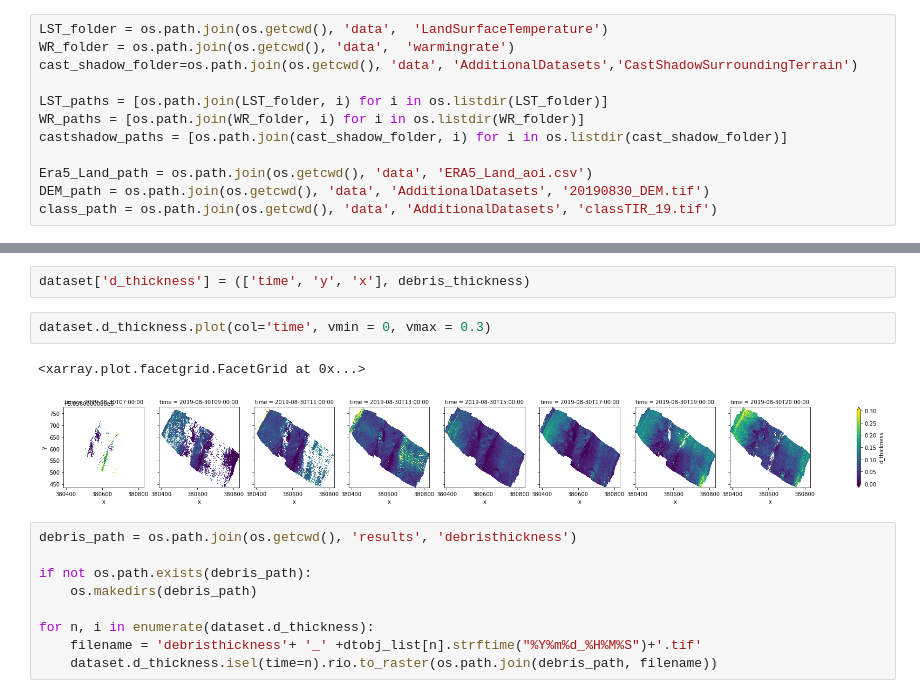
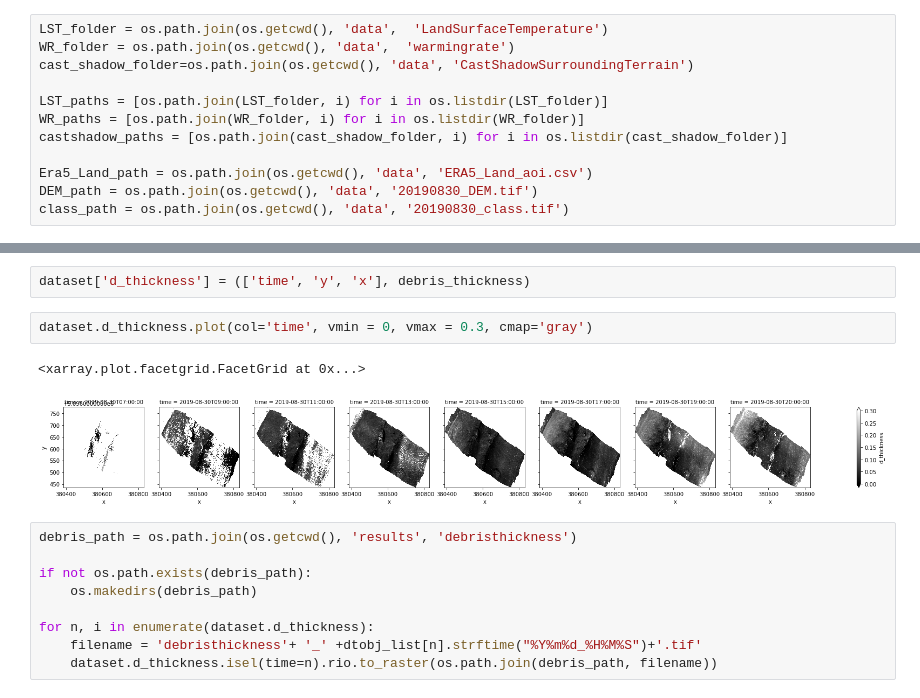
Before and after one commit to dtgoek/sebm, a Jupyter notebook: 02_SEBM_debristhickness.ipynb, the cells around one changed output, grey strips where cells are left out. Drawn from its saved outputs; the diff is of its cells as text.

```diff
--- a/02_SEBM_debristhickness.ipynb
+++ b/02_SEBM_debristhickness.ipynb
@@ -16,15 +16,15 @@ import energy_balance_model as eb
 # %%
 LST_folder = os.path.join(os.getcwd(), 'data',  'LandSurfaceTemperature')
 WR_folder = os.path.join(os.getcwd(), 'data',  'warmingrate')
-cast_shadow_folder=os.path.join(os.getcwd(), 'data', 'AdditionalDatasets','CastShadowSurroundingTerrain')
+cast_shadow_folder=os.path.join(os.getcwd(), 'data', 'CastShadowSurroundingTerrain')
 
 LST_paths = [os.path.join(LST_folder, i) for i in os.listdir(LST_folder)]
 WR_paths = [os.path.join(WR_folder, i) for i in os.listdir(WR_folder)]
 castshadow_paths = [os.path.join(cast_shadow_folder, i) for i in os.listdir(cast_shadow_folder)]
 
 Era5_Land_path = os.path.join(os.getcwd(), 'data', 'ERA5_Land_aoi.csv')
-DEM_path = os.path.join(os.getcwd(), 'data', 'AdditionalDatasets', '20190830_DEM.tif')
-class_path = os.path.join(os.getcwd(), 'data', 'AdditionalDatasets', 'classTIR_19.tif')
+DEM_path = os.path.join(os.getcwd(), 'data', '20190830_DEM.tif')
+class_path = os.path.join(os.getcwd(), 'data', '20190830_class.tif')
 # %%
 tmz=2 # conversion to utc
 
@@ -174,10 +174,10 @@ for n,i in enumerate(dtobj_list):
 # %%
 dataset['d_thickness'] = (['time', 'y', 'x'], debris_thickness)
 # %%
-dataset.d_thickness.plot(col='time', vmin = 0, vmax = 0.3)
+dataset.d_thickness.plot(col='time', vmin = 0, vmax = 0.3, cmap='gray')
 # %% [output]
 <xarray.plot.facetgrid.FacetGrid at 0x...>
-[figure, old version]
+[figure, new version]
 # %%
 debris_path = os.path.join(os.getcwd(), 'results', 'debristhickness')
 
```
Also changed, not shown: parts of 1 cell of this notebook, 2 other files.
